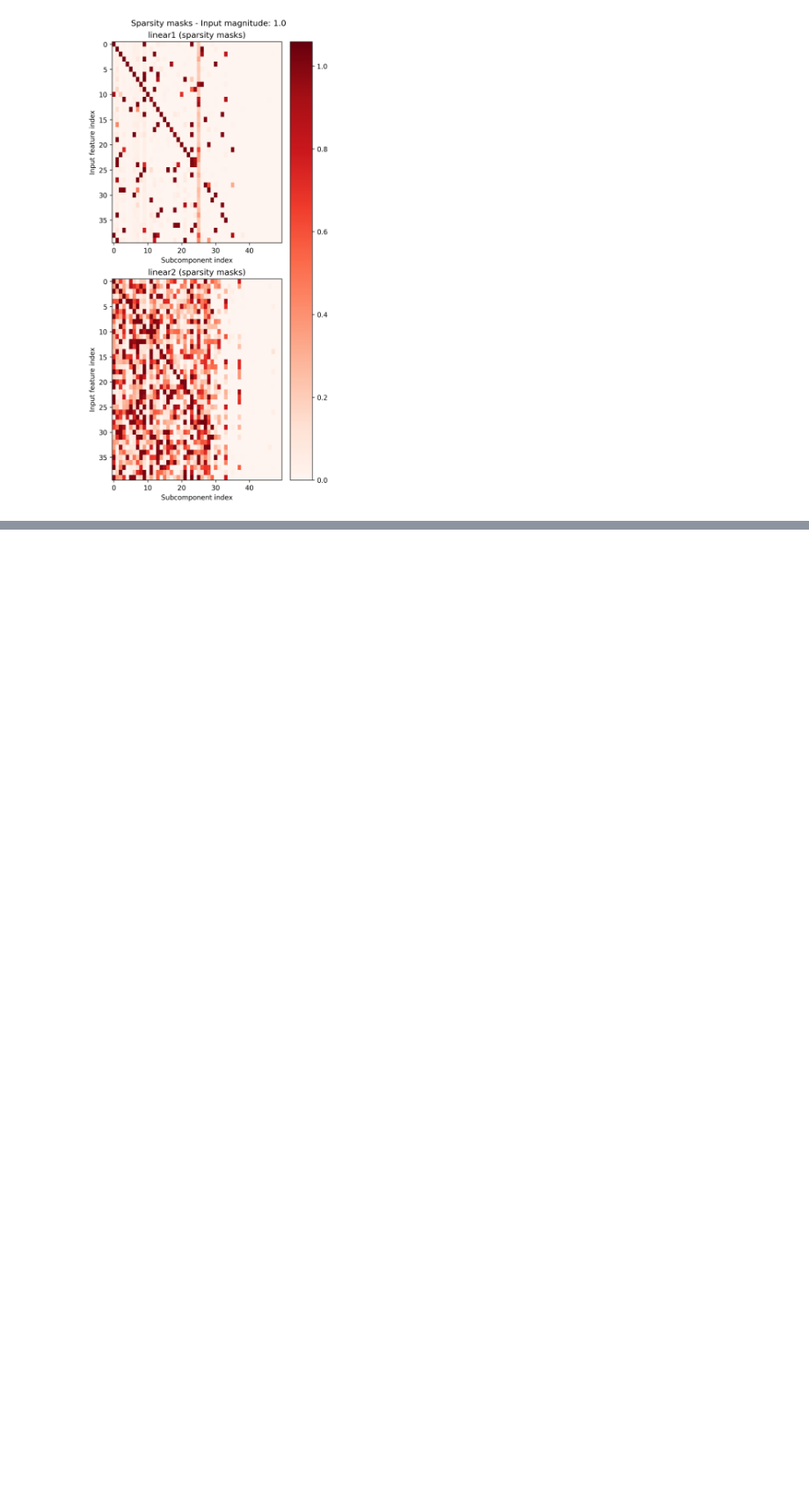
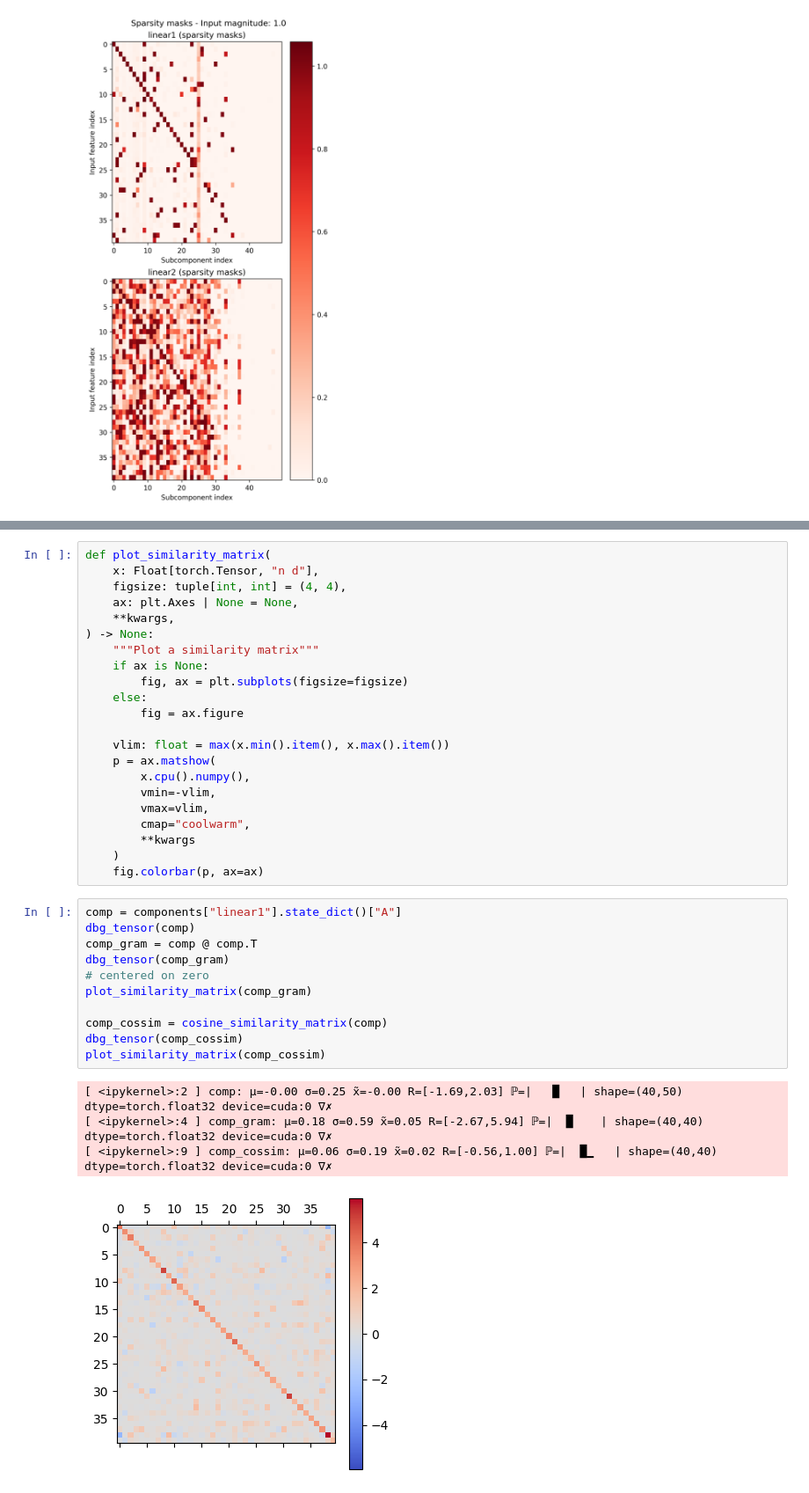
Before and after one commit to mivanit/apd, a Jupyter notebook: notebooks/component_similarity.ipynb, the cells around one changed output, grey strips where cells are left out. Shown at 88% size. Drawn from its saved outputs; the diff is of its cells as text; blank space fills up the shorter version.

```diff
--- a/notebooks/component_similarity.ipynb
+++ b/notebooks/component_similarity.ipynb
@@ -53,0 +101,38 @@ figures, perm_indices = plot_mask_vals(
+# %%
+def plot_similarity_matrix(
+	x: Float[torch.Tensor, "n d"],
+	figsize: tuple[int, int] = (4, 4),
+	ax: plt.Axes | None = None,
+	**kwargs,
+) -> None:
+	"""Plot a similarity matrix"""
+	if ax is None:
+		fig, ax = plt.subplots(figsize=figsize)
+	else:
+		fig = ax.figure
+
+	vlim: float = max(x.min().item(), x.max().item())
+	p = ax.matshow(
+		x.cpu().numpy(),
+		vmin=-vlim,
+		vmax=vlim,
+		cmap="coolwarm",
+		**kwargs
+	)
+	fig.colorbar(p, ax=ax)
+# %%
+comp = components["linear1"].state_dict()["A"]
+dbg_tensor(comp)
+comp_gram = comp @ comp.T
+dbg_tensor(comp_gram)
+# centered on zero
+plot_similarity_matrix(comp_gram)
+
+comp_cossim = cosine_similarity_matrix(comp)
+dbg_tensor(comp_cossim)
+plot_similarity_matrix(comp_cossim)
+# %% [output]
+[ <ipykernel>:2 ] comp: μ=-0.00 σ=0.25 x̃=-0.00 R=[-1.69,2.03] ℙ=|   █   | shape=(40,50) dtype=torch.float32 device=cuda:0 ∇✗
+[ <ipykernel>:4 ] comp_gram: μ=0.18 σ=0.59 x̃=0.05 R=[-2.67,5.94] ℙ=|  █    | shape=(40,40) dtype=torch.float32 device=cuda:0 ∇✗
+[ <ipykernel>:9 ] comp_cossim: μ=0.06 σ=0.19 x̃=0.02 R=[-0.56,1.00] ℙ=|  █▁   | shape=(40,40) dtype=torch.float32 device=cuda:0 ∇✗
+[figure, added]
```
Also changed, not shown: parts of 5 cells of this notebook.
